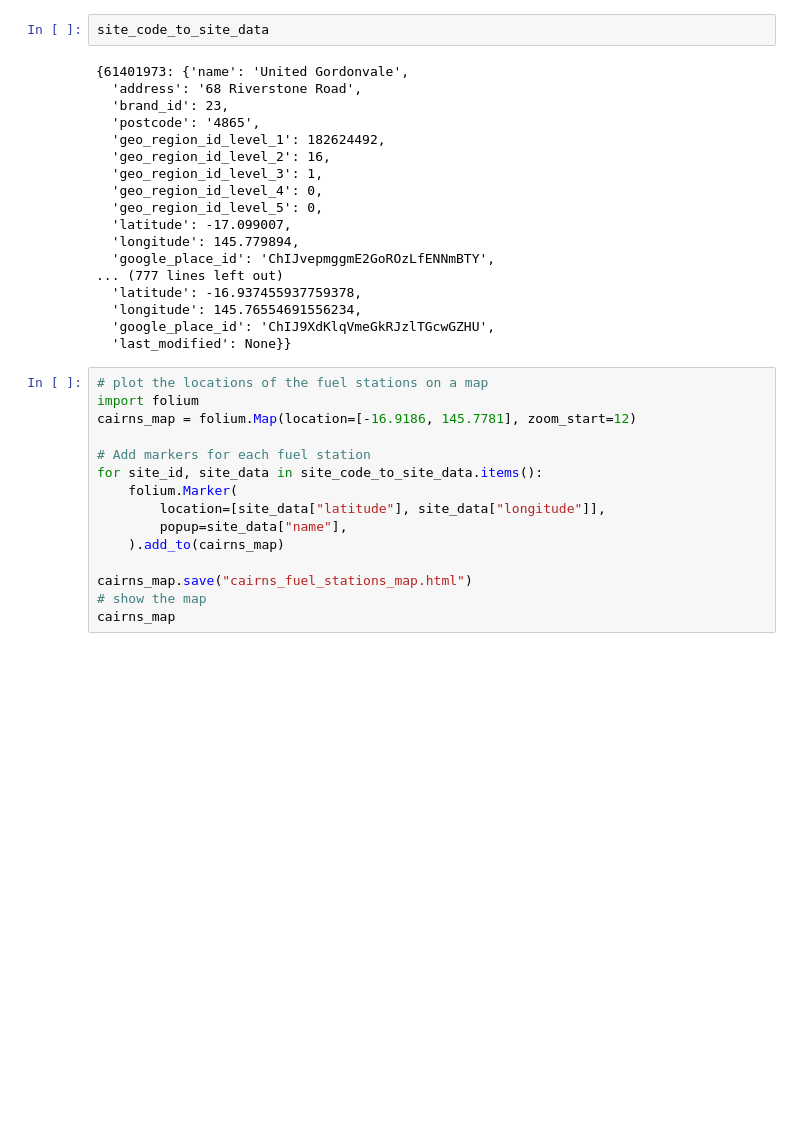
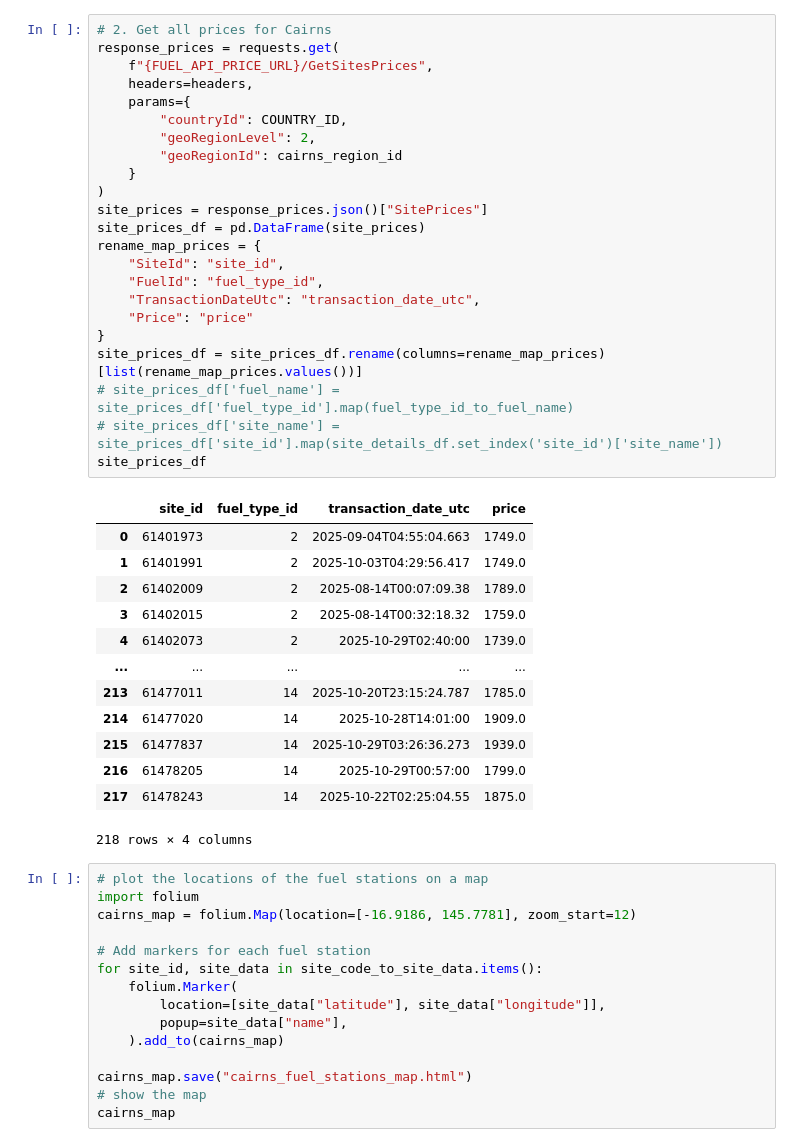
Before and after one commit to H-unter/Cairns-fuel-monitoring, a Jupyter notebook: request.ipynb, the cells around one changed output. Cells and saved outputs as stored; diff of their text form; blank space fills up the shorter version.

```diff
--- a/request.ipynb
+++ b/request.ipynb
@@ -82,23 +135,40 @@ for entry in site_entries:
-# %%
-site_code_to_site_data
-# %% [output]
-{61401973: {'name': 'United Gordonvale',
-  'address': '68 Riverstone Road',
-  'brand_id': 23,
-  'postcode': '4865',
-  'geo_region_id_level_1': 182624492,
-  'geo_region_id_level_2': 16,
-  'geo_region_id_level_3': 1,
-  'geo_region_id_level_4': 0,
-  'geo_region_id_level_5': 0,
-  'latitude': -17.099007,
-  'longitude': 145.779894,
-  'google_place_id': 'ChIJvepmggmE2GoROzLfENNmBTY',
-... (777 lines left out)
-  'latitude': -16.937455937759378,
-  'longitude': 145.76554691556234,
-  'google_place_id': 'ChIJ9XdKlqVmeGkRJzlTGcwGZHU',
-  'last_modified': None}}
+# %%
+# 2. Get all prices for Cairns
+response_prices = requests.get(
+    f"{FUEL_API_PRICE_URL}/GetSitesPrices",
+    headers=headers,
+    params={
+        "countryId": COUNTRY_ID,
+        "geoRegionLevel": 2,
+        "geoRegionId": cairns_region_id
+    }
+)
+site_prices = response_prices.json()["SitePrices"]
+site_prices_df = pd.DataFrame(site_prices)
+rename_map_prices = {
+    "SiteId": "site_id",
+    "FuelId": "fuel_type_id",
+    "TransactionDateUtc": "transaction_date_utc",
+    "Price": "price"
+}
+site_prices_df = site_prices_df.rename(columns=rename_map_prices)[list(rename_map_prices.values())]
+# site_prices_df['fuel_name'] = site_prices_df['fuel_type_id'].map(fuel_type_id_to_fuel_name)
+# site_prices_df['site_name'] = site_prices_df['site_id'].map(site_details_df.set_index('site_id')['site_name'])
+site_prices_df
+# %% [output]
+|  | site_id | fuel_type_id | transaction_date_utc | price |
+| 0 | 61401973 | 2 | 2025-09-04T04:55:04.663 | 1749.0 |
+| 1 | 61401991 | 2 | 2025-10-03T04:29:56.417 | 1749.0 |
+| 2 | 61402009 | 2 | 2025-08-14T00:07:09.38 | 1789.0 |
+| 3 | 61402015 | 2 | 2025-08-14T00:32:18.32 | 1759.0 |
+| 4 | 61402073 | 2 | 2025-10-29T02:40:00 | 1739.0 |
+| ... | ... | ... | ... | ... |
+| 213 | 61477011 | 14 | 2025-10-20T23:15:24.787 | 1785.0 |
+| 214 | 61477020 | 14 | 2025-10-28T14:01:00 | 1909.0 |
+| 215 | 61477837 | 14 | 2025-10-29T03:26:36.273 | 1939.0 |
+| 216 | 61478205 | 14 | 2025-10-29T00:57:00 | 1799.0 |
+| 217 | 61478243 | 14 | 2025-10-22T02:25:04.55 | 1875.0 |
+218 rows × 4 columns
 # %%
 # plot the locations of the fuel stations on a map
 import folium
```
Also changed, not shown: parts of 14 cells of this notebook, 7 other files.
